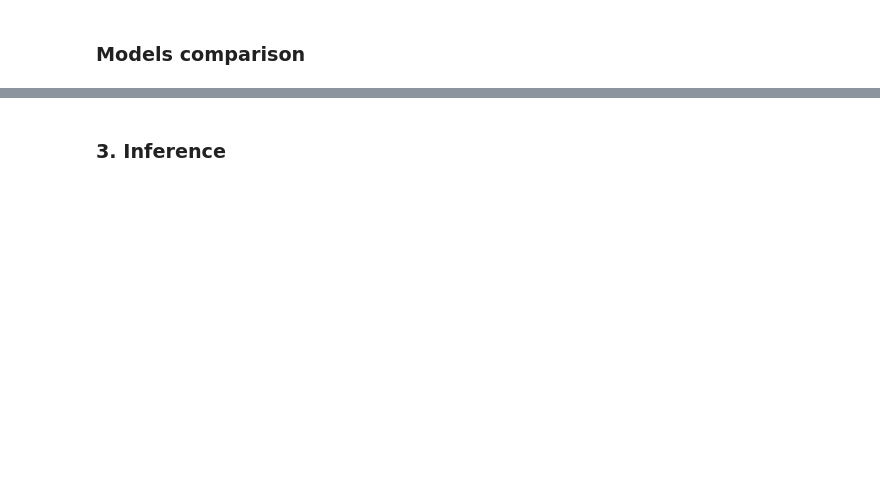
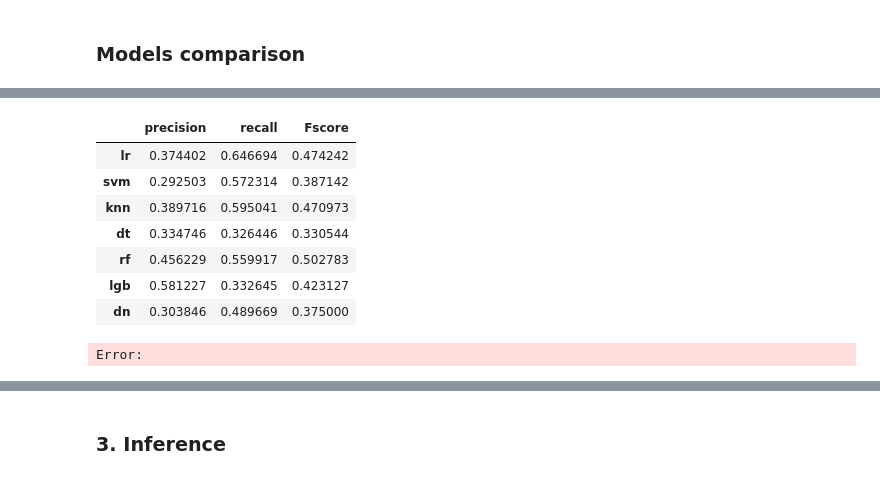
Before and after one commit to nmichalek/bank_marketing, a Jupyter notebook: model_training.ipynb, the cells around one changed output, grey strips where cells are left out. Saved outputs shown, nothing was run; the diff lists cells and outputs as text; code cells hidden in the pictures; blank space fills up the shorter version.

```diff
--- a/model_training.ipynb
+++ b/model_training.ipynb
@@ -327,0 +327,16 @@ Name: Accuracy, dtype: float64
+# %%
+# Precision, recall, Fscore comparison
+predictions=[y_pred_lr, y_pred_knn, y_pred_svm, y_pred_dt, y_pred_rf, y_pred_lgb, y_pred_dn]
+pd.DataFrame([precision_recall_fscore_support(
+    y_test, y_pred, pos_label=1, average="binary")[:3] for y_pred in predictions],
+    index=['lr', 'svm', 'knn', 'dt', 'rf', 'lgb', 'dn'], columns = ["precision", "recall", "Fscore"])
+# %% [output]
+|  | precision | recall | Fscore |
+| lr | 0.374402 | 0.646694 | 0.474242 |
+| svm | 0.292503 | 0.572314 | 0.387142 |
+| knn | 0.389716 | 0.595041 | 0.470973 |
+| dt | 0.334746 | 0.326446 | 0.330544 |
+| rf | 0.456229 | 0.559917 | 0.502783 |
+| lgb | 0.581227 | 0.332645 | 0.423127 |
+| dn | 0.303846 | 0.489669 | 0.375000 |
+Error:
```
Also changed, not shown: parts of 19 cells of this notebook, 1 other file.
